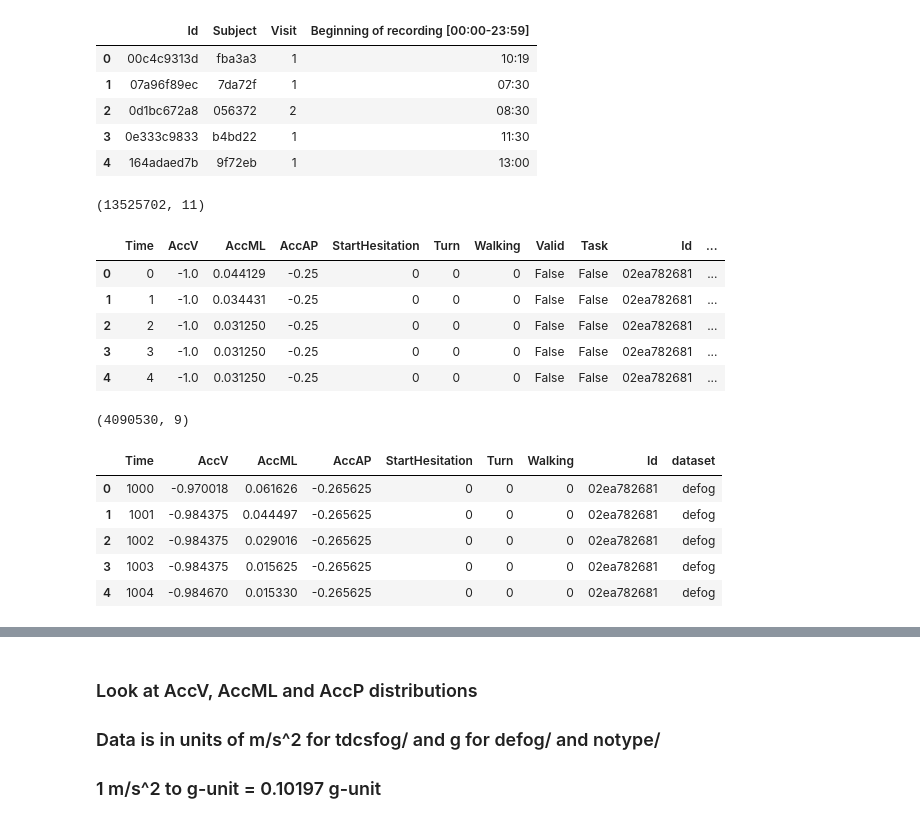
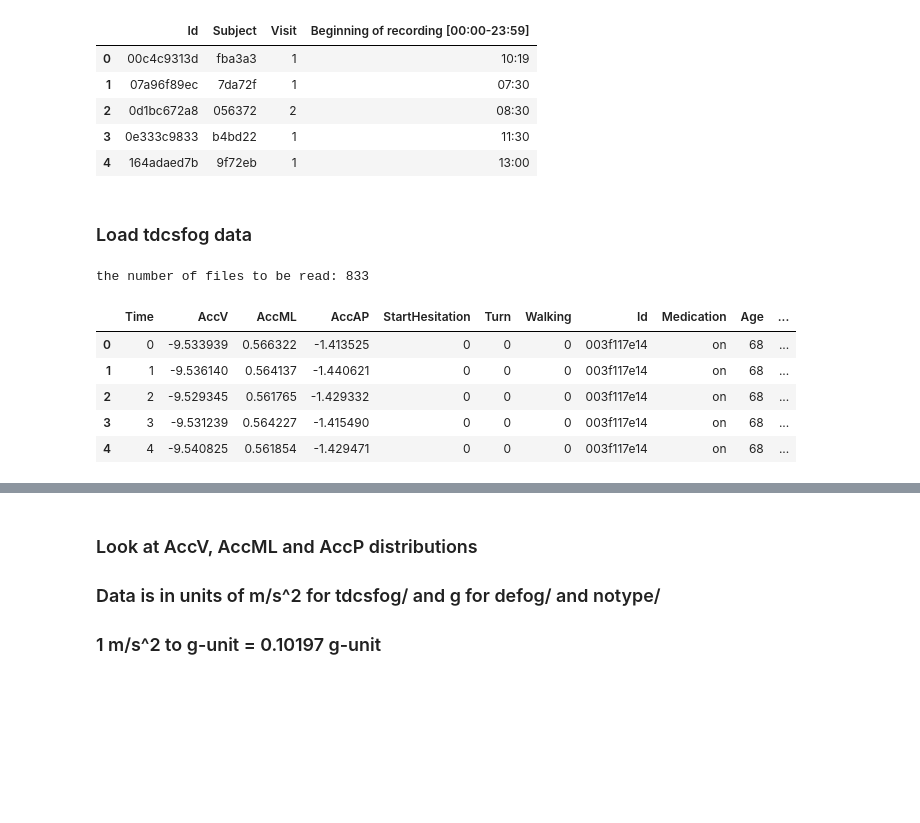
Before and after one commit to pariaighanian/Parkinson_Freezing_of_Gait_Prediction, a Jupyter notebook: ML.ipynb, the cells around one changed output, grey strips where cells are left out. Cells and saved outputs as stored; diff of their text form; code cells hidden in the pictures; blank space fills up the shorter version.

```diff
--- a/ML.ipynb
+++ b/ML.ipynb
@@ -103,28 +125,15 @@ daily_metadata_df.head()
 | 2 | 0d1bc672a8 | 056372 | 2 | 08:30 |
 | 3 | 0e333c9833 | b4bd22 | 1 | 11:30 |
 | 4 | 164adaed7b | 9f72eb | 1 | 13:00 |
-# %%
-# Create a dataframe with all defog data
-defog_data = create_full_data('defog')
-print(defog_data.shape)
-defog_data.head()
-# %% [output]
-(13525702, 11)
-|  | Time | AccV | AccML | AccAP | StartHesitation | Turn | Walking | Valid | Task | Id | ... |
-| 0 | 0 | -1.0 | 0.044129 | -0.25 | 0 | 0 | 0 | False | False | 02ea782681 | ... |
-| 1 | 1 | -1.0 | 0.034431 | -0.25 | 0 | 0 | 0 | False | False | 02ea782681 | ... |
-| 2 | 2 | -1.0 | 0.031250 | -0.25 | 0 | 0 | 0 | False | False | 02ea782681 | ... |
-| 3 | 3 | -1.0 | 0.031250 | -0.25 | 0 | 0 | 0 | False | False | 02ea782681 | ... |
-| 4 | 4 | -1.0 | 0.031250 | -0.25 | 0 | 0 | 0 | False | False | 02ea782681 | ... |
-# %%
-valid_defog_data = defog_data[(defog_data['Task'] == 1) & (defog_data['Valid'] == 1)].drop(['Task','Valid'], axis=1).reset_index(drop=True)
-print(valid_defog_data.shape)
-valid_defog_data.head()
-# %% [output]
-(4090530, 9)
-|  | Time | AccV | AccML | AccAP | StartHesitation | Turn | Walking | Id | dataset |
-| 0 | 1000 | -0.970018 | 0.061626 | -0.265625 | 0 | 0 | 0 | 02ea782681 | defog |
-| 1 | 1001 | -0.984375 | 0.044497 | -0.265625 | 0 | 0 | 0 | 02ea782681 | defog |
-| 2 | 1002 | -0.984375 | 0.029016 | -0.265625 | 0 | 0 | 0 | 02ea782681 | defog |
-| 3 | 1003 | -0.984375 | 0.015625 | -0.265625 | 0 | 0 | 0 | 02ea782681 | defog |
-| 4 | 1004 | -0.984670 | 0.015330 | -0.265625 | 0 | 0 | 0 | 02ea782681 | defog |
+# %% [markdown]
+### Load tdcsfog data
+# %%
+# list of all tdcsfog csv file path
+tdcs_file_path = glob.glob(os.path.join(data_directory, 'train', 'tdcsfog', '*.csv'), recursive=True)
+
+# Replace backslashes with forward slashes
+tdcs_file_path = [path.replace('\\', '/') for path in tdcs_file_path]
+
+print(f'the number of files to be read: {len(tdcs_file_path)}')
+# %% [output]
+the number of files to be read: 833
@@ -131 +172,10 @@ valid_defog_data.head()
+# %%
+df_tdcs.head()
+# %% [output]
+|  | Time | AccV | AccML | AccAP | StartHesitation | Turn | Walking | Id | Medication | Age | ... |
+| 0 | 0 | -9.533939 | 0.566322 | -1.413525 | 0 | 0 | 0 | 003f117e14 | on | 68 | ... |
+| 1 | 1 | -9.536140 | 0.564137 | -1.440621 | 0 | 0 | 0 | 003f117e14 | on | 68 | ... |
+| 2 | 2 | -9.529345 | 0.561765 | -1.429332 | 0 | 0 | 0 | 003f117e14 | on | 68 | ... |
+| 3 | 3 | -9.531239 | 0.564227 | -1.415490 | 0 | 0 | 0 | 003f117e14 | on | 68 | ... |
+| 4 | 4 | -9.540825 | 0.561854 | -1.429471 | 0 | 0 | 0 | 003f117e14 | on | 68 | ... |
 # %%
```
Also changed, not shown: parts of 17 cells of this notebook.
